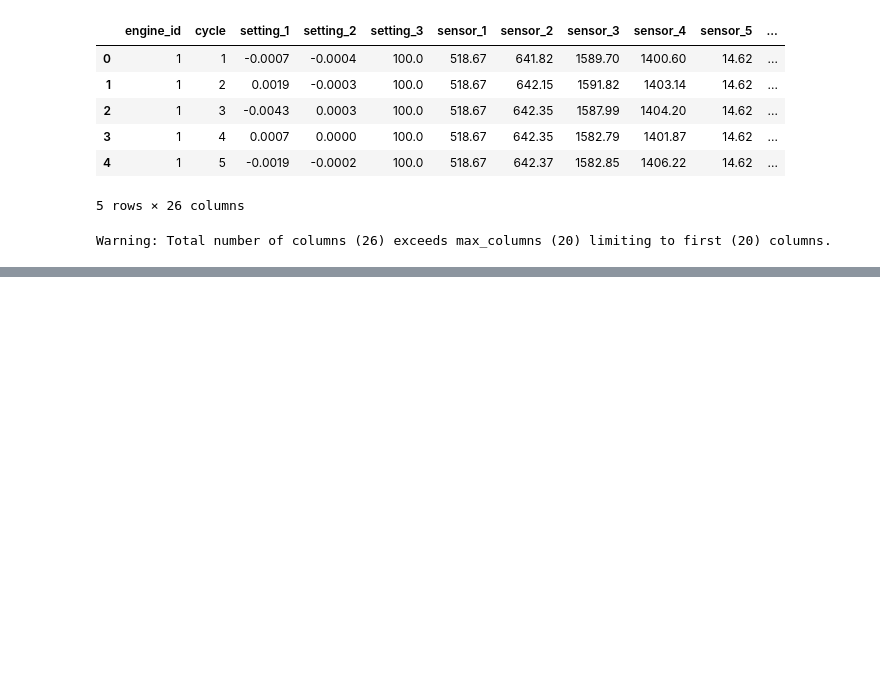
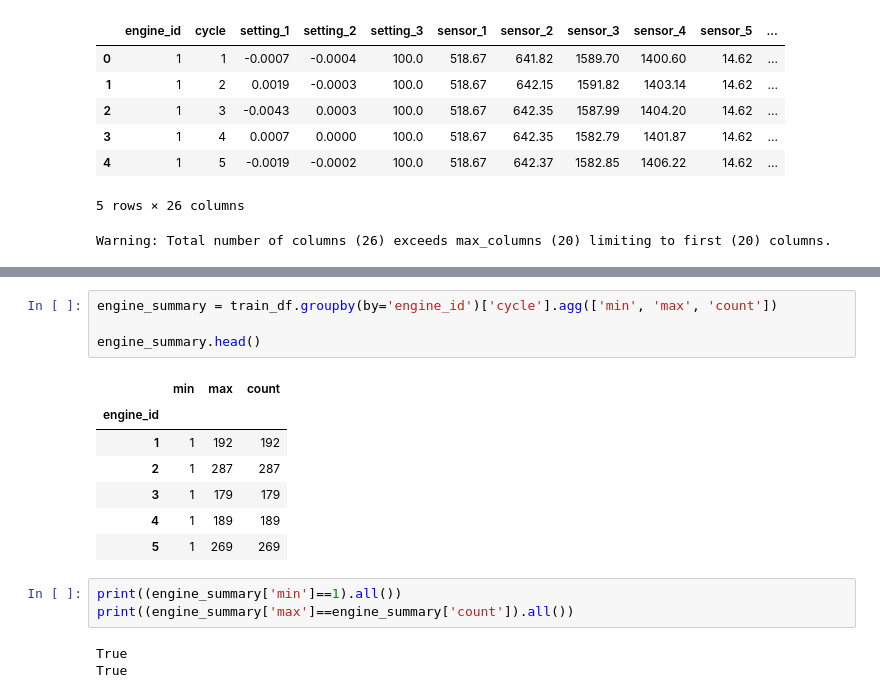
Before and after one commit to Chen-M-22/EngineRUL, a Jupyter notebook: notebooks/01_data_exploration.ipynb, the cells around one changed output, grey strips where cells are left out. Saved outputs shown, nothing was run; the diff lists cells and outputs as text; blank space fills up the shorter version.

```diff
--- a/notebooks/01_data_exploration.ipynb
+++ b/notebooks/01_data_exploration.ipynb
@@ -65,0 +144,18 @@ Warning: Total number of columns (26) exceeds max_columns (20) limiting to first
+# %%
+engine_summary = train_df.groupby(by='engine_id')['cycle'].agg(['min', 'max', 'count'])
+
+engine_summary.head()
+# %% [output]
+|  | min | max | count |
+| engine_id |  |  |  |
+| 1 | 1 | 192 | 192 |
+| 2 | 1 | 287 | 287 |
+| 3 | 1 | 179 | 179 |
+| 4 | 1 | 189 | 189 |
+| 5 | 1 | 269 | 269 |
+# %%
+print((engine_summary['min']==1).all())
+print((engine_summary['max']==engine_summary['count']).all())
+# %% [output]
+True
+True
```
Also changed, not shown: parts of 9 cells of this notebook.
